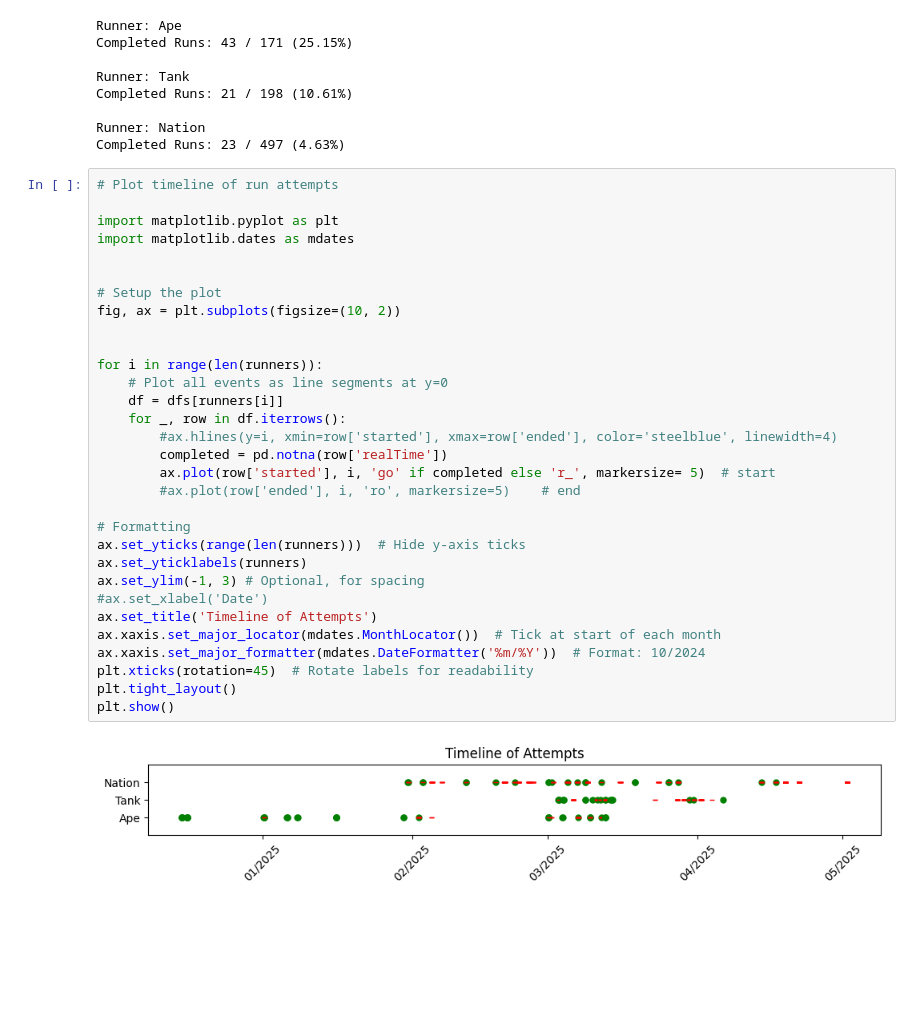
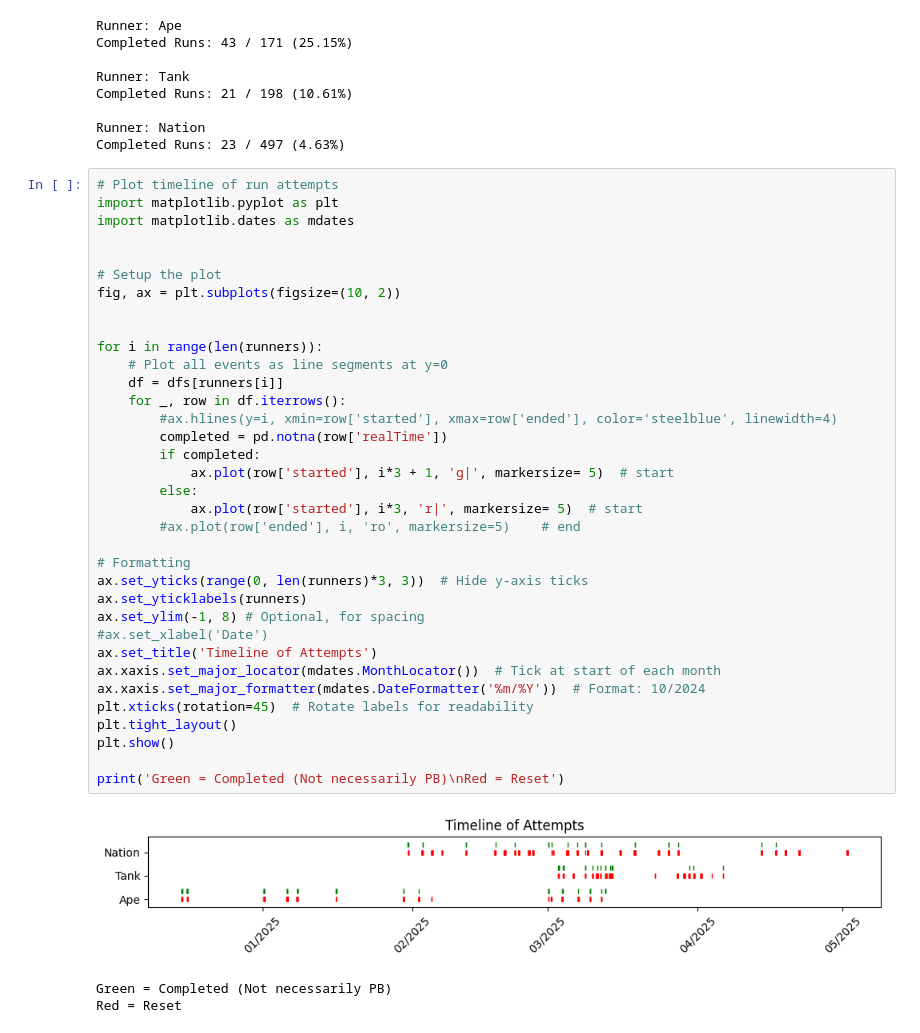
Before and after one commit to DillonThornberry/Livesplit_analyzer, a Jupyter notebook: runstats.ipynb, the cells around one changed output. Drawn from its saved outputs; the diff is of its cells as text; blank space fills up the shorter version.

```diff
--- a/runstats.ipynb
+++ b/runstats.ipynb
@@ -29,34 +31,40 @@ Runner: Nation
 Completed Runs: 23 / 497 (4.63%)
 # %%
 # Plot timeline of run attempts
-
 import matplotlib.pyplot as plt
 import matplotlib.dates as mdates
 
 
 # Setup the plot
 fig, ax = plt.subplots(figsize=(10, 2))
 
 
 for i in range(len(runners)):
     # Plot all events as line segments at y=0
     df = dfs[runners[i]]
     for _, row in df.iterrows():
         #ax.hlines(y=i, xmin=row['started'], xmax=row['ended'], color='steelblue', linewidth=4)
         completed = pd.notna(row['realTime'])
-        ax.plot(row['started'], i, 'go' if completed else 'r_', markersize= 5)  # start
+        if completed:
+            ax.plot(row['started'], i*3 + 1, 'g|', markersize= 5)  # start
+        else:
+            ax.plot(row['started'], i*3, 'r|', markersize= 5)  # start
         #ax.plot(row['ended'], i, 'ro', markersize=5)    # end
 
 # Formatting
-ax.set_yticks(range(len(runners)))  # Hide y-axis ticks
+ax.set_yticks(range(0, len(runners)*3, 3))  # Hide y-axis ticks
 ax.set_yticklabels(runners)
-ax.set_ylim(-1, 3) # Optional, for spacing
+ax.set_ylim(-1, 8) # Optional, for spacing
 #ax.set_xlabel('Date')
 ax.set_title('Timeline of Attempts')
 ax.xaxis.set_major_locator(mdates.MonthLocator())  # Tick at start of each month
 ax.xaxis.set_major_formatter(mdates.DateFormatter('%m/%Y'))  # Format: 10/2024
 plt.xticks(rotation=45)  # Rotate labels for readability
 plt.tight_layout()
 plt.show()
+
+print('Green = Completed (Not necessarily PB)\nRed = Reset')
 # %% [output]
-[figure, old version]
+[figure, new version]
+Green = Completed (Not necessarily PB)
+Red = Reset
```
Also changed, not shown: parts of 4 cells of this notebook, 1 other file.
